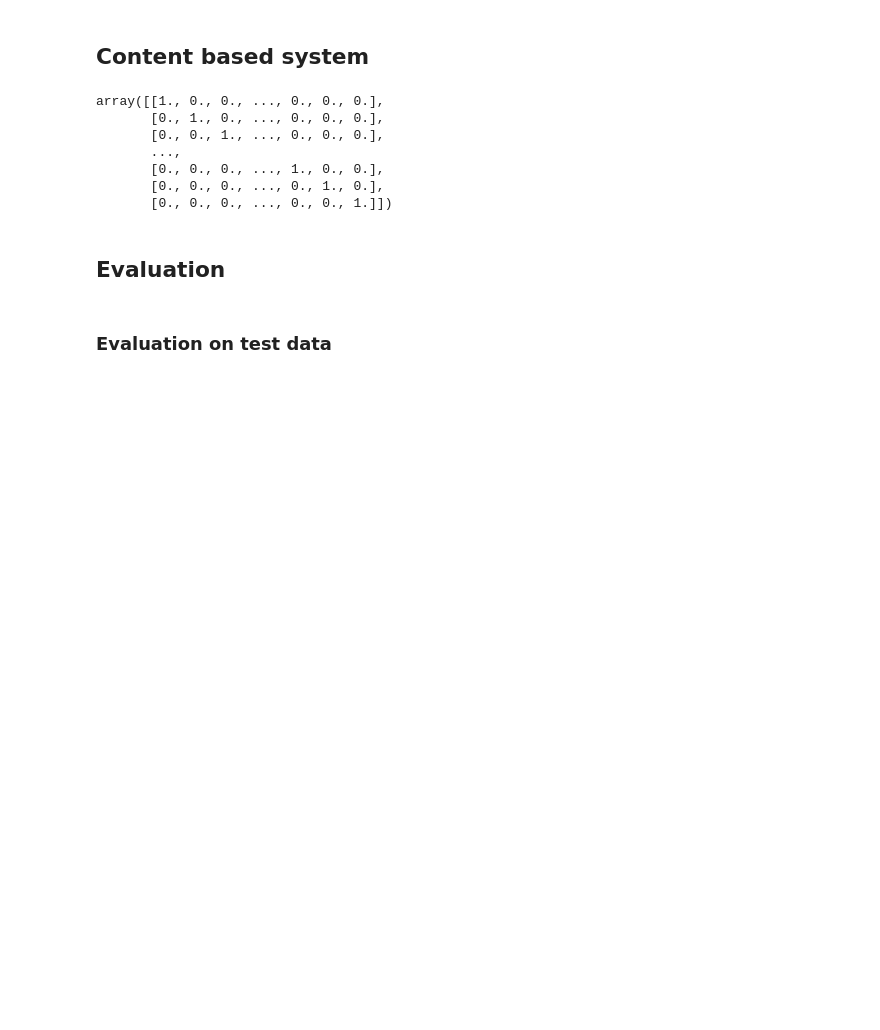
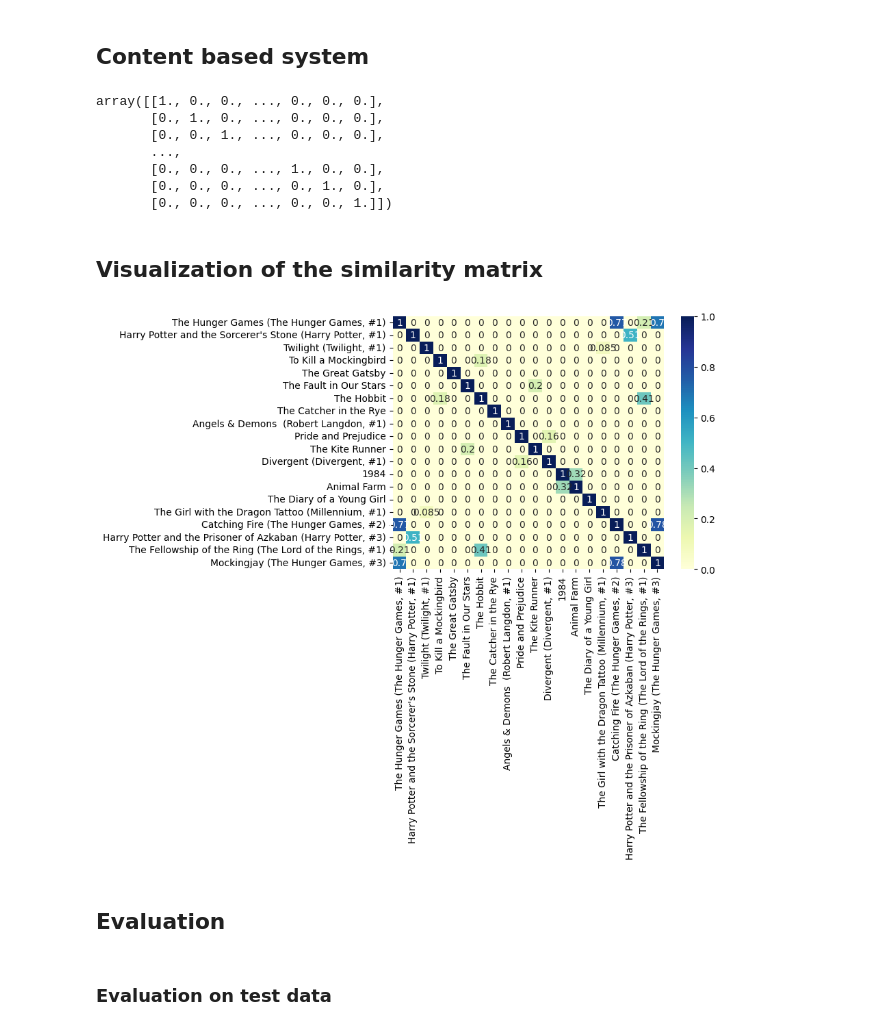
Before and after one commit to ksko02/book_recommender, a Jupyter notebook: notebooks/3.0-content_based_system.ipynb, the cells around one changed output. Drawn from its saved outputs; the diff is of its cells as text; code cells hidden in the pictures; blank space fills up the shorter version.

```diff
--- a/notebooks/3.0-content_based_system.ipynb
+++ b/notebooks/3.0-content_based_system.ipynb
@@ -71,17 +71,21 @@ array([[1., 0., 0., ..., 0., 0., 0.],
        [0., 0., 0., ..., 1., 0., 0.],
        [0., 0., 0., ..., 0., 1., 0.],
        [0., 0., 0., ..., 0., 0., 1.]])
-# %%
-import os
-import pickle
-
-if os.path.exists('../data/interim/cosine_similarity_matrix.pkl'):
-    with open("../data/interim/cosine_similarity_matrix.pkl", 'rb') as file:
-        cosine_sim = pickle.load(file)
-else:
-    cosine_sim = linear_kernel(tfidf_matrix, tfidf_matrix)
-    with open('../data/interim/cosine_similarity_matrix.pkl', 'wb') as file:
-        pickle.dump(cosine_sim, file)
+# %% [markdown]
+## Visualization of the similarity matrix
+# %%
+book_names = list(books_information['title'][:20].values)
+# %%
+books_similarities = pd.DataFrame(cosine_sim[:20, :20], index = book_names,
+                  columns = book_names)
+# %%
+import seaborn as sns
+import matplotlib.pyplot as plt
+
+sns.heatmap(books_similarities, annot=True, cmap="YlGnBu")
+plt.show()
+# %% [output]
+[figure, added]
 # %% [markdown]
 ## Evaluation
 # %%
```
Also changed, not shown: parts of 5 cells of this notebook, 1 other file.
